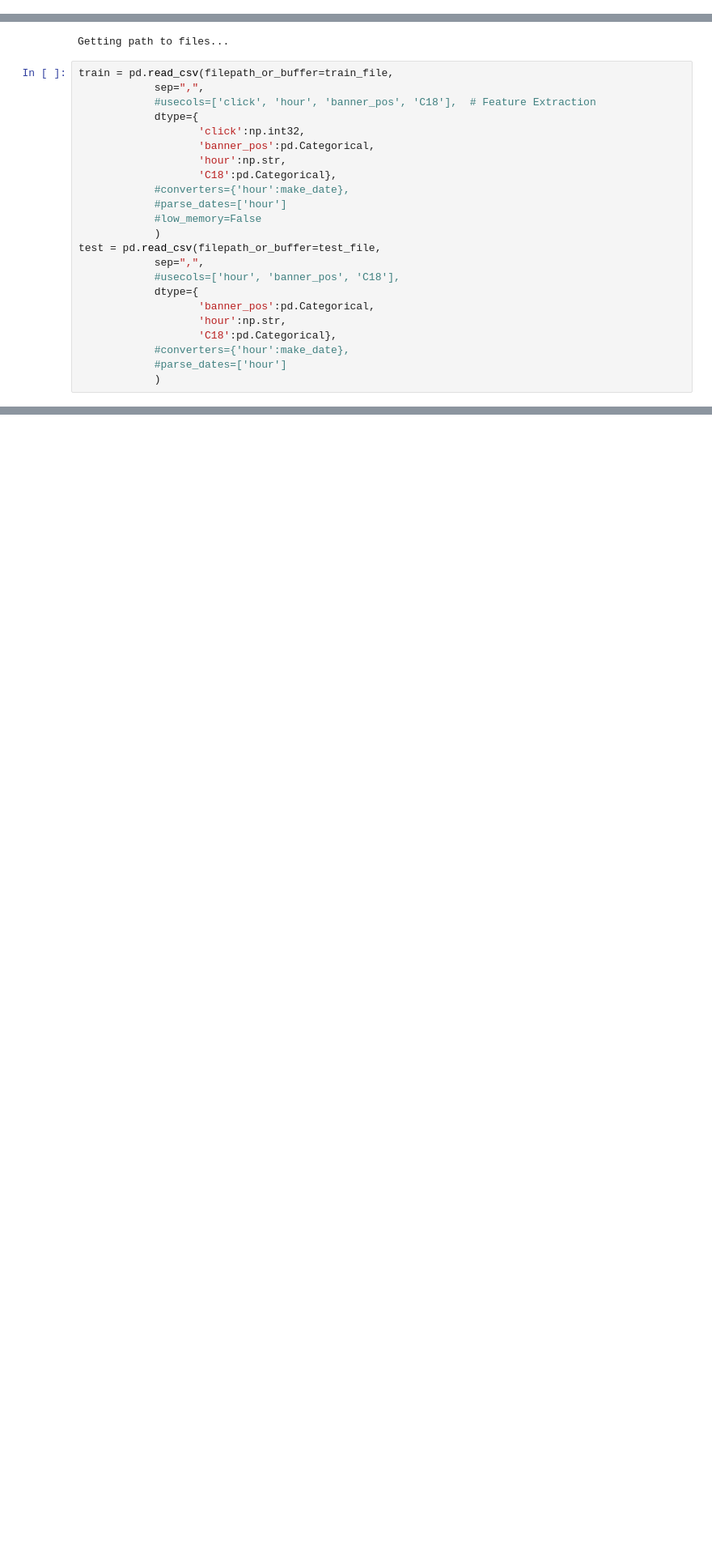
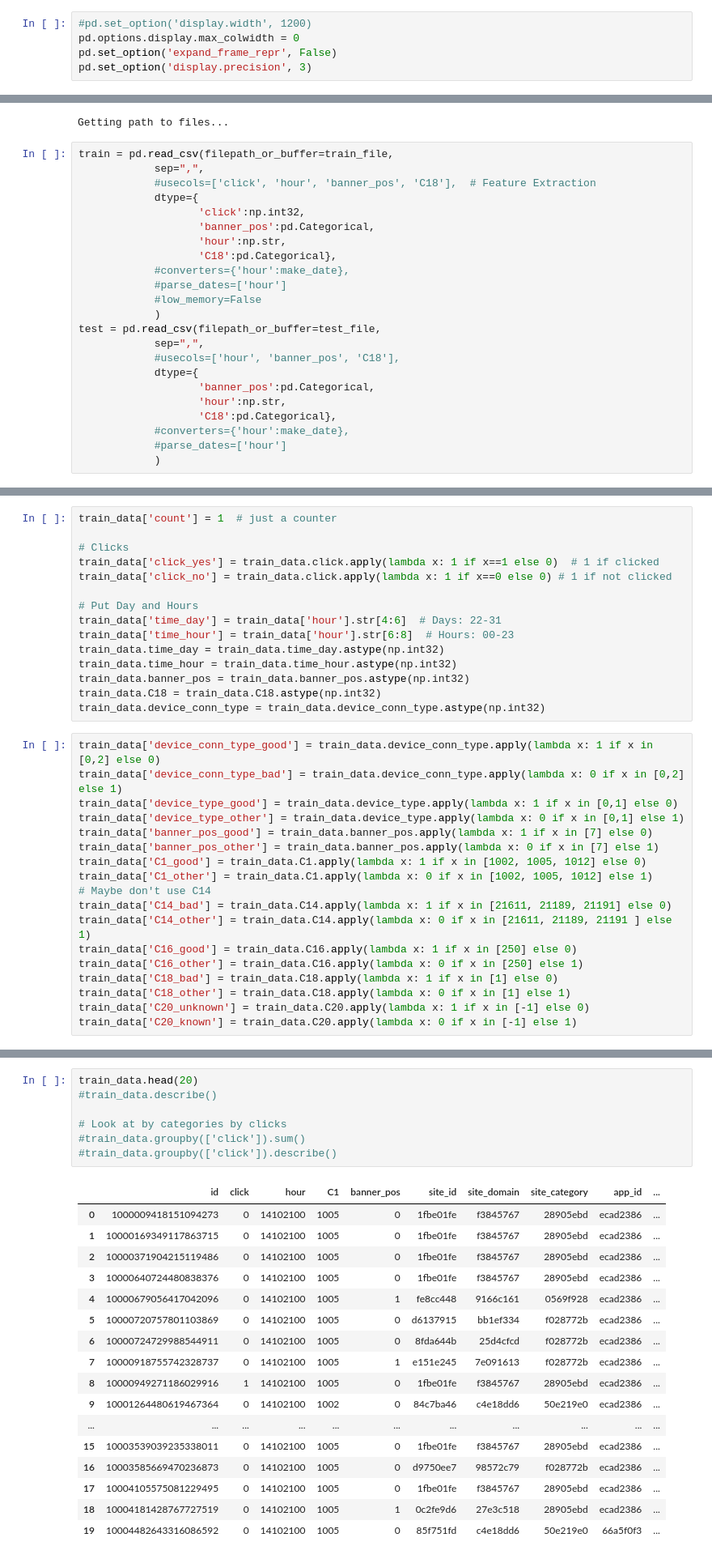
Before and after one commit to WilliamQLiu/data-analysis-examples, a Jupyter notebook: Kaggle/kaggle_avazu_ctr_pipeline.ipynb, the cells around one changed output, grey strips where cells are left out. Shown: that part at 81% size. Cells and saved outputs as stored; diff of their text form; blank space fills up the shorter version.

```diff
--- a/Kaggle/kaggle_avazu_ctr_pipeline.ipynb
+++ b/Kaggle/kaggle_avazu_ctr_pipeline.ipynb
@@ -47,6 +48,11 @@ import seaborn as sns
 #import time
 
 %matplotlib inline
+# %%
+#pd.set_option('display.width', 1200)
+pd.options.display.max_colwidth = 0
+pd.set_option('expand_frame_repr', False)
+pd.set_option('display.precision', 3)
 # %%
 ### Get Path to files
 print "Getting path to files..."
@@ -123,0 +95,33 @@ test_data = test
+# %%
+train_data['count'] = 1  # just a counter
+
+# Clicks
+train_data['click_yes'] = train_data.click.apply(lambda x: 1 if x==1 else 0)  # 1 if clicked
+train_data['click_no'] = train_data.click.apply(lambda x: 1 if x==0 else 0) # 1 if not clicked
+
+# Put Day and Hours
+train_data['time_day'] = train_data['hour'].str[4:6]  # Days: 22-31
+train_data['time_hour'] = train_data['hour'].str[6:8]  # Hours: 00-23
+train_data.time_day = train_data.time_day.astype(np.int32)
+train_data.time_hour = train_data.time_hour.astype(np.int32)
+train_data.banner_pos = train_data.banner_pos.astype(np.int32)
+train_data.C18 = train_data.C18.astype(np.int32)
+train_data.device_conn_type = train_data.device_conn_type.astype(np.int32)
+# %%
+train_data['device_conn_type_good'] = train_data.device_conn_type.apply(lambda x: 1 if x in [0,2] else 0)
+train_data['device_conn_type_bad'] = train_data.device_conn_type.apply(lambda x: 0 if x in [0,2] else 1)
+train_data['device_type_good'] = train_data.device_type.apply(lambda x: 1 if x in [0,1] else 0)
+train_data['device_type_other'] = train_data.device_type.apply(lambda x: 0 if x in [0,1] else 1)
+train_data['banner_pos_good'] = train_data.banner_pos.apply(lambda x: 1 if x in [7] else 0)
+train_data['banner_pos_other'] = train_data.banner_pos.apply(lambda x: 0 if x in [7] else 1)
+train_data['C1_good'] = train_data.C1.apply(lambda x: 1 if x in [1002, 1005, 1012] else 0)
+train_data['C1_other'] = train_data.C1.apply(lambda x: 0 if x in [1002, 1005, 1012] else 1)
+# Maybe don't use C14
+train_data['C14_bad'] = train_data.C14.apply(lambda x: 1 if x in [21611, 21189, 21191] else 0)
+train_data['C14_other'] = train_data.C14.apply(lambda x: 0 if x in [21611, 21189, 21191 ] else 1)
+train_data['C16_good'] = train_data.C16.apply(lambda x: 1 if x in [250] else 0)
+train_data['C16_other'] = train_data.C16.apply(lambda x: 0 if x in [250] else 1)
+train_data['C18_bad'] = train_data.C18.apply(lambda x: 1 if x in [1] else 0)
+train_data['C18_other'] = train_data.C18.apply(lambda x: 0 if x in [1] else 1)
+train_data['C20_unknown'] = train_data.C20.apply(lambda x: 1 if x in [-1] else 0)
+train_data['C20_known'] = train_data.C20.apply(lambda x: 0 if x in [-1] else 1)
@@ -145,0 +156,25 @@ my_pipeline = Pipeline([(), (), ()])
+# %%
+train_data.head(20)
+#train_data.describe()
+
+# Look at by categories by clicks
+#train_data.groupby(['click']).sum()
+#train_data.groupby(['click']).describe()
+# %% [output]
+|  | id | click | hour | C1 | banner_pos | site_id | site_domain | site_category | app_id | ... |
+| 0 | 1000009418151094273 | 0 | 14102100 | 1005 | 0 | 1fbe01fe | f3845767 | 28905ebd | ecad2386 | ... |
+| 1 | 10000169349117863715 | 0 | 14102100 | 1005 | 0 | 1fbe01fe | f3845767 | 28905ebd | ecad2386 | ... |
+| 2 | 10000371904215119486 | 0 | 14102100 | 1005 | 0 | 1fbe01fe | f3845767 | 28905ebd | ecad2386 | ... |
+| 3 | 10000640724480838376 | 0 | 14102100 | 1005 | 0 | 1fbe01fe | f3845767 | 28905ebd | ecad2386 | ... |
+| 4 | 10000679056417042096 | 0 | 14102100 | 1005 | 1 | fe8cc448 | 9166c161 | 0569f928 | ecad2386 | ... |
+| 5 | 10000720757801103869 | 0 | 14102100 | 1005 | 0 | d6137915 | bb1ef334 | f028772b | ecad2386 | ... |
+| 6 | 10000724729988544911 | 0 | 14102100 | 1005 | 0 | 8fda644b | 25d4cfcd | f028772b | ecad2386 | ... |
+| 7 | 10000918755742328737 | 0 | 14102100 | 1005 | 1 | e151e245 | 7e091613 | f028772b | ecad2386 | ... |
+| 8 | 10000949271186029916 | 1 | 14102100 | 1005 | 0 | 1fbe01fe | f3845767 | 28905ebd | ecad2386 | ... |
+| 9 | 10001264480619467364 | 0 | 14102100 | 1002 | 0 | 84c7ba46 | c4e18dd6 | 50e219e0 | ecad2386 | ... |
+| ... | ... | ... | ... | ... | ... | ... | ... | ... | ... | ... |
+| 15 | 10003539039235338011 | 0 | 14102100 | 1005 | 0 | 1fbe01fe | f3845767 | 28905ebd | ecad2386 | ... |
+| 16 | 10003585669470236873 | 0 | 14102100 | 1005 | 0 | d9750ee7 | 98572c79 | f028772b | ecad2386 | ... |
+| 17 | 10004105575081229495 | 0 | 14102100 | 1005 | 0 | 1fbe01fe | f3845767 | 28905ebd | ecad2386 | ... |
+| 18 | 10004181428767727519 | 0 | 14102100 | 1005 | 1 | 0c2fe9d6 | 27e3c518 | 28905ebd | ecad2386 | ... |
+| 19 | 10004482643316086592 | 0 | 14102100 | 1005 | 0 | 85f751fd | c4e18dd6 | 50e219e0 | 66a5f0f3 | ... |
```
Also changed, not shown: parts of 49 cells of this notebook, 1 other file.
